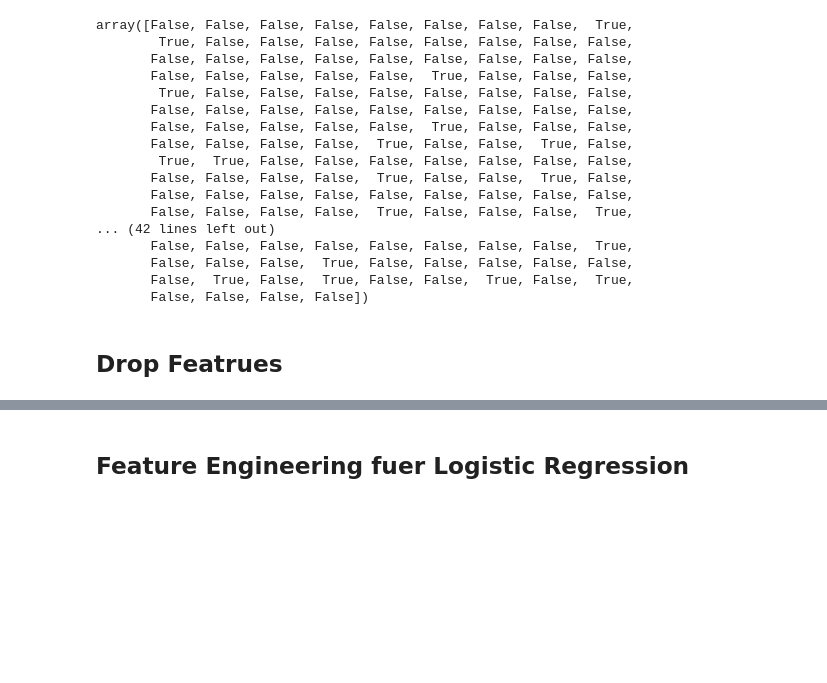
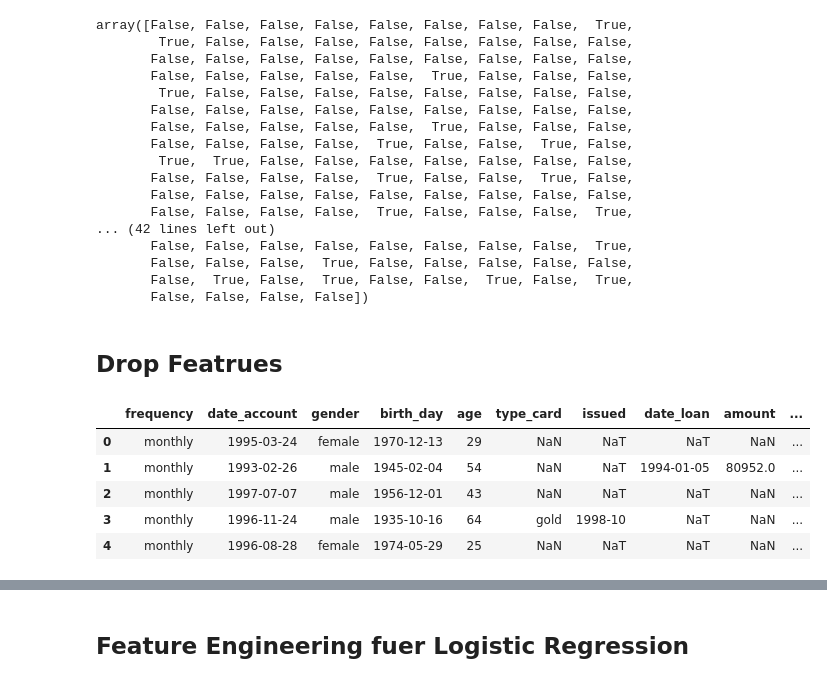
Before and after one commit to etiiiR/fhnw_aml, a Jupyter notebook: AML_MC.ipynb, the cells around one changed output, grey strips where cells are left out. Saved outputs shown, nothing was run; the diff lists cells and outputs as text; code cells hidden in the pictures; blank space fills up the shorter version.

```diff
--- a/AML_MC.ipynb
+++ b/AML_MC.ipynb
@@ -1599,6 +1599,15 @@ array([False, False, False, False, False, False, False, False,  True,
        False, False, False, False])
 # %% [markdown]
 ## Drop Featrues
+# %%
+X.head(5)
+# %% [output]
+|  | frequency | date_account | gender | birth_day | age | type_card | issued | date_loan | amount | ... |
+| 0 | monthly | 1995-03-24 | female | 1970-12-13 | 29 | NaN | NaT | NaT | NaN | ... |
+| 1 | monthly | 1993-02-26 | male | 1945-02-04 | 54 | NaN | NaT | 1994-01-05 | 80952.0 | ... |
+| 2 | monthly | 1997-07-07 | male | 1956-12-01 | 43 | NaN | NaT | NaT | NaN | ... |
+| 3 | monthly | 1996-11-24 | male | 1935-10-16 | 64 | gold | 1998-10 | NaT | NaN | ... |
+| 4 | monthly | 1996-08-28 | female | 1974-05-29 | 25 | NaN | NaT | NaT | NaN | ... |
 # %%
 def clean_data(df):
     # Define unnecessary columns
```
Also changed, not shown: parts of 16 cells of this notebook, 1 other file.
